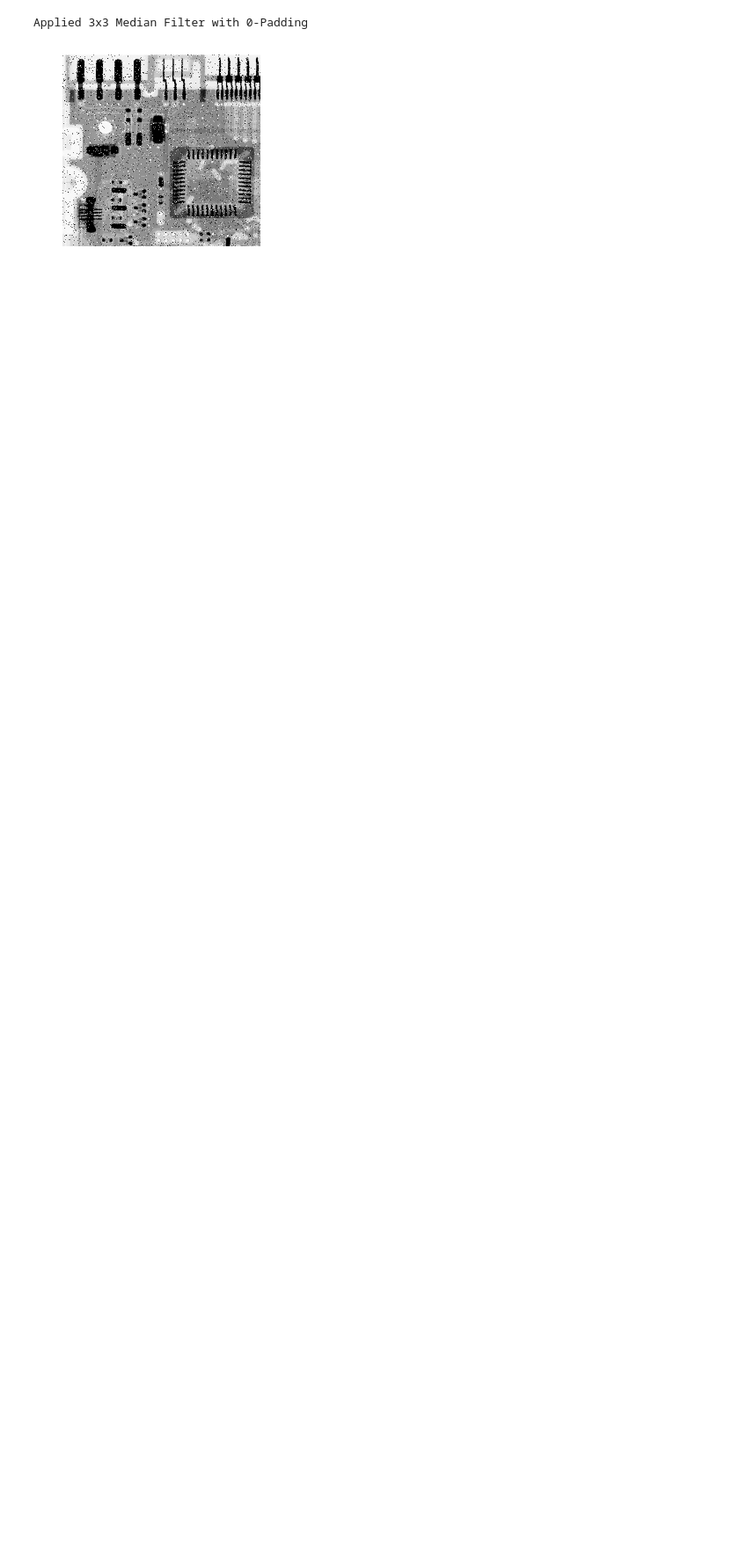
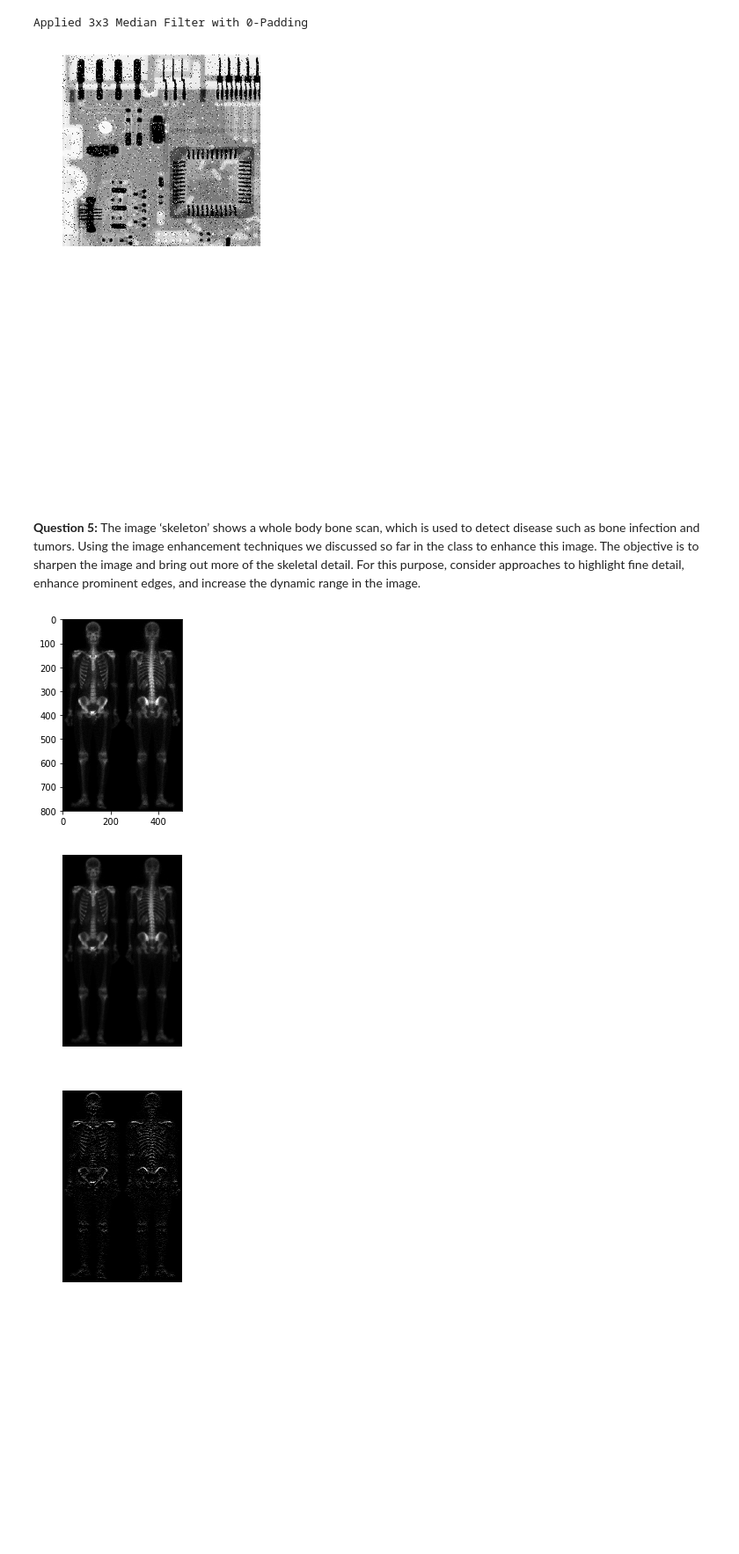
Before and after one commit to arcticNeemie/schoolwork, a Jupyter notebook: COMS/Honours/Digital Image Processing/Lab 3/Lab 3.ipynb, the cells around one changed output. Shown at 88% size. Cells and saved outputs as stored; diff of their text form; code cells hidden in the pictures; blank space fills up the shorter version.

Commit message:
DIP Lab 3 Q5 in progress

```diff
--- a/COMS/Honours/Digital Image Processing/Lab 3/Lab 3.ipynb
+++ b/COMS/Honours/Digital Image Processing/Lab 3/Lab 3.ipynb
@@ -221,3 +221,23 @@ Applied 3x3 Box Filter with 0-Padding
 Applied 3x3 Median Filter with 0-Padding
 [figure]
 [figure]
+# %% [markdown]
+<b>Question 5: </b>The image ‘skeleton’ shows a whole body bone scan, which is used to detect disease such as bone infection and
+tumors. Using the image enhancement techniques we discussed so far in the class to enhance this image. The
+objective is to sharpen the image and bring out more of the skeletal detail. For this purpose, consider approaches
+to highlight fine detail, enhance prominent edges, and increase the dynamic range in the image.
+# %%
+#In progress
+Sobel = np.array([[-1,-2,-1],[0,0,0],[1,2,1]])
+
+skeleton = plt.imread("skeleton.tif")
+displayImage(skeleton,255)
+skeletonGauss = spatialFilterPaddingZeros(skeleton,gaussFilter(3,1))
+displayImage(skeletonGauss,255)
+skeleton2 = spatialFilterPaddingZeros(skeleton,Sobel)
+displayImage(skeleton2,255)
+# %% [output]
+[figure, added]
+[figure, added]
+[figure, added]
+[figure, added]
```
